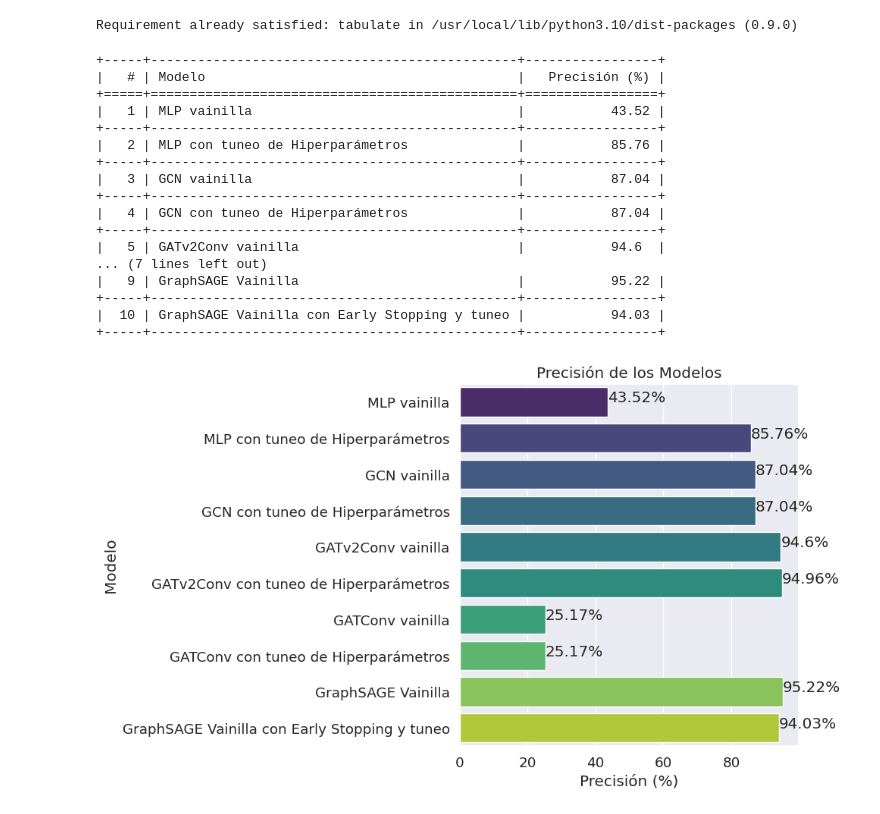
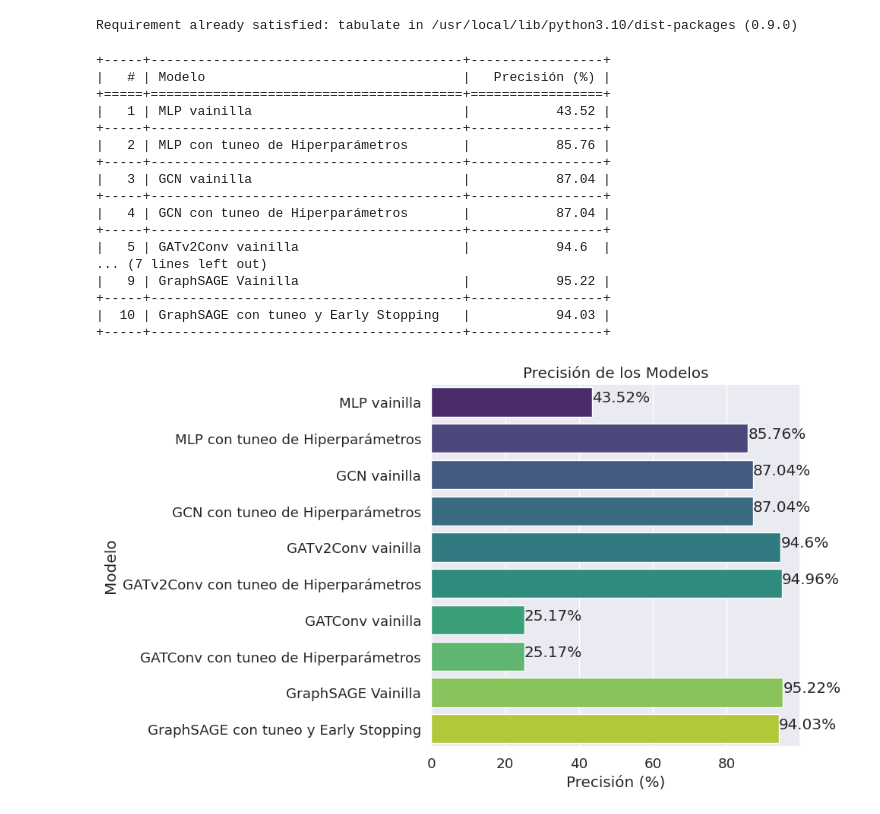
Before and after one commit to AnguieGarciaB/topicosanalitica, a Jupyter notebook: Proyecto Grafos/Graphs_Project_classification_Amazon.ipynb, the cells around one changed output. Drawn from its saved outputs; the diff is of its cells as text; code cells hidden in the pictures.

```diff
--- a/Proyecto Grafos/Graphs_Project_classification_Amazon.ipynb
+++ b/Proyecto Grafos/Graphs_Project_classification_Amazon.ipynb
@@ -1727,7 +1727,7 @@ data = [
     ["7","GATConv vainilla",25.17],
     ["8","GATConv con tuneo de Hiperparámetros",25.17],
     ["9","GraphSAGE Vainilla",95.22],
-    ["10","GraphSAGE Vainilla con Early Stopping y tuneo",94.03],
+    ["10","GraphSAGE con tuneo y Early Stopping",94.03],
 
 ]
 
@@ -1735,23 +1735,23 @@ data = [
 table = tabulate(data, headers=["#","Modelo", "Precisión (%)"], tablefmt="grid")
 print(table)
 # %% [output]
-+-----+-----------------------------------------------+-----------------+
-|   # | Modelo                                        |   Precisión (%) |
-+=====+===============================================+=================+
-|   1 | MLP vainilla                                  |           43.52 |
-+-----+-----------------------------------------------+-----------------+
-|   2 | MLP con tuneo de Hiperparámetros              |           85.76 |
-+-----+-----------------------------------------------+-----------------+
-|   3 | GCN vainilla                                  |           87.04 |
-+-----+-----------------------------------------------+-----------------+
-|   4 | GCN con tuneo de Hiperparámetros              |           87.04 |
-+-----+-----------------------------------------------+-----------------+
-|   5 | GATv2Conv vainilla                            |           94.6  |
++-----+----------------------------------------+-----------------+
+|   # | Modelo                                 |   Precisión (%) |
++=====+========================================+=================+
+|   1 | MLP vainilla                           |           43.52 |
++-----+----------------------------------------+-----------------+
+|   2 | MLP con tuneo de Hiperparámetros       |           85.76 |
++-----+----------------------------------------+-----------------+
+|   3 | GCN vainilla                           |           87.04 |
++-----+----------------------------------------+-----------------+
+|   4 | GCN con tuneo de Hiperparámetros       |           87.04 |
++-----+----------------------------------------+-----------------+
+|   5 | GATv2Conv vainilla                     |           94.6  |
 ... (7 lines left out)
-|   9 | GraphSAGE Vainilla                            |           95.22 |
-+-----+-----------------------------------------------+-----------------+
-|  10 | GraphSAGE Vainilla con Early Stopping y tuneo |           94.03 |
-+-----+-----------------------------------------------+-----------------+
+|   9 | GraphSAGE Vainilla                     |           95.22 |
++-----+----------------------------------------+-----------------+
+|  10 | GraphSAGE con tuneo y Early Stopping   |           94.03 |
++-----+----------------------------------------+-----------------+
 # %%
 import pandas as pd
 import seaborn as sns
@@ -1761,32 +1761,32 @@ import matplotlib.pyplot as plt
 data = [
     ["1","MLP vainilla", 43.52],
     ["2","MLP con tuneo de Hiperparámetros", 85.76],
     ["3","GCN vainilla", 87.04],
     ["4","GCN con tuneo de Hiperparámetros", 87.04],
     ["5","GATv2Conv vainilla", 94.6],
     ["6","GATv2Conv con tuneo de Hiperparámetros", 94.96],
     ["7","GATConv vainilla",25.17],
     ["8","GATConv con tuneo de Hiperparámetros",25.17],
     ["9","GraphSAGE Vainilla",95.22],
-    ["10","GraphSAGE Vainilla con Early Stopping y tuneo",94.03],
+    ["10","GraphSAGE con tuneo y Early Stopping",94.03],
 ]
 
 # Convertir a DataFrame de pandas
 df = pd.DataFrame(data, columns=["#", "Modelo", "Precisión (%)"])
 df["Precisión (%)"] = df["Precisión (%)"].astype(float)  # Asegurar que la columna de precisión sea de tipo float
 
 # Crear el gráfico utilizando Seaborn
 plt.figure(figsize=(10, 6))
 sns.barplot(x="Precisión (%)", y="Modelo", data=df, palette="viridis", hue="Modelo")
 plt.xlabel("Precisión (%)")
 plt.ylabel("Modelo")
 plt.title("Precisión de los Modelos")
 
 # Añadir etiquetas a las barras
 for index, value in enumerate(df["Precisión (%)"]):
     plt.text(value, index, str(round(value,2)) + "%")
 
 plt.tight_layout()
 plt.show()
 # %% [output]
-[figure, old version]
+[figure, new version]
```
